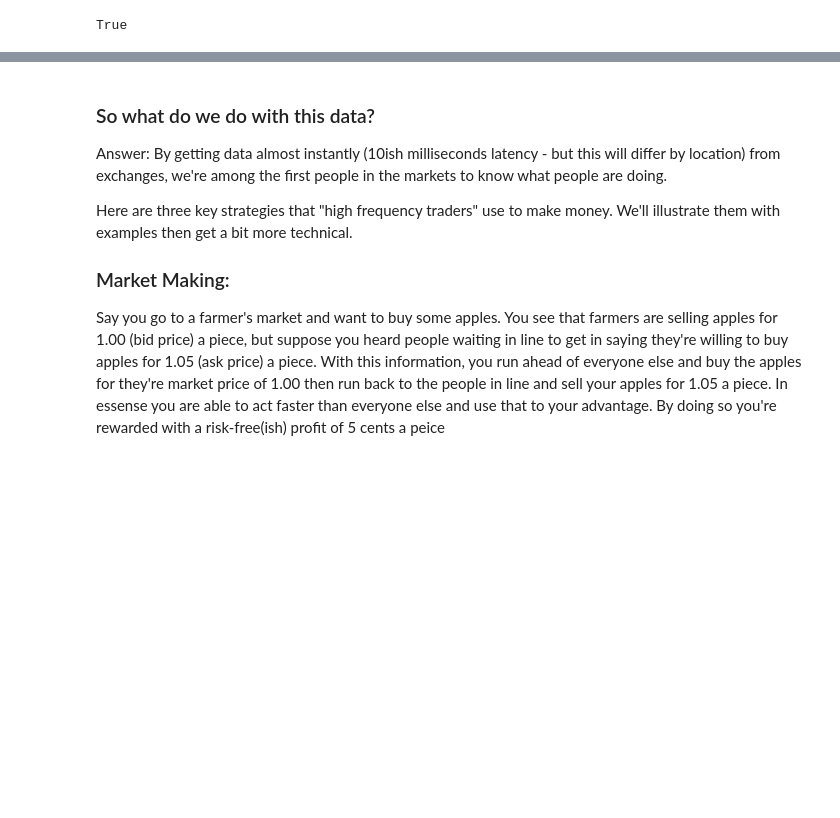
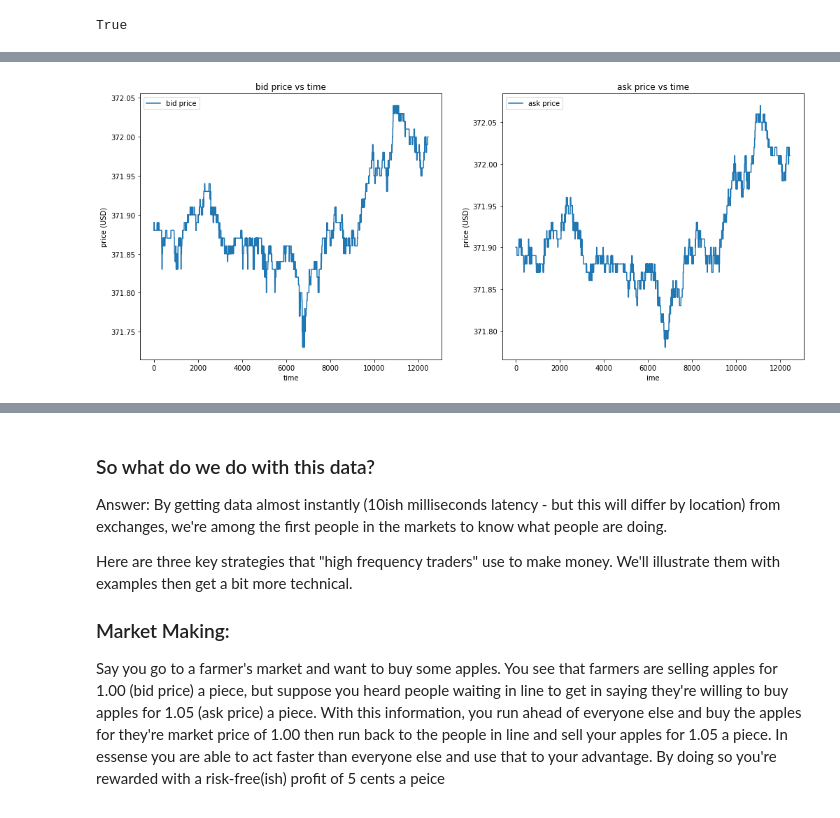
Before and after one commit to bruinquants/intro-to-algotrading-workshop, a Jupyter notebook: Week3.ipynb, the cells around one changed output, grey strips where cells are left out. Drawn from its saved outputs; the diff is of its cells as text; code cells hidden in the pictures; blank space fills up the shorter version.

Commit message:
add data analysis

```diff
--- a/Week3.ipynb
+++ b/Week3.ipynb
@@ -63,0 +67,7 @@ True
+# %%
+import pandas as pd
+import matplotlib.pyplot as plt
+
+spyData = pd.read_csv("spy.csv")
+# if you don't know SPY is an index fund comprised of the S&P 500 companies, so it's generally a good
+# indicator of general market performance on the long term
@@ -63,0 +91,17 @@ True
+# %%
+# let's first see how bid and ask price changes over this interval
+fig, (ax1,ax2) = plt.subplots(nrows=1, ncols=2, figsize=(17,7))
+ax1.plot(spyData["p"], label="bid price")
+ax1.set_xlabel("time")
+ax1.set_ylabel("price (USD)")
+ax1.set_title("bid price vs time")
+ax1.legend()
+
+ax2.plot(spyData["P"], label="ask price")
+ax2.set_xlabel("ime")
+ax2.set_ylabel("price (USD)")
+ax2.set_title("ask price vs time")
+ax2.legend()
+plt.show()
+# %% [output]
+[figure, added]
```
Also changed, not shown: parts of 4 cells of this notebook, 1 other file.
